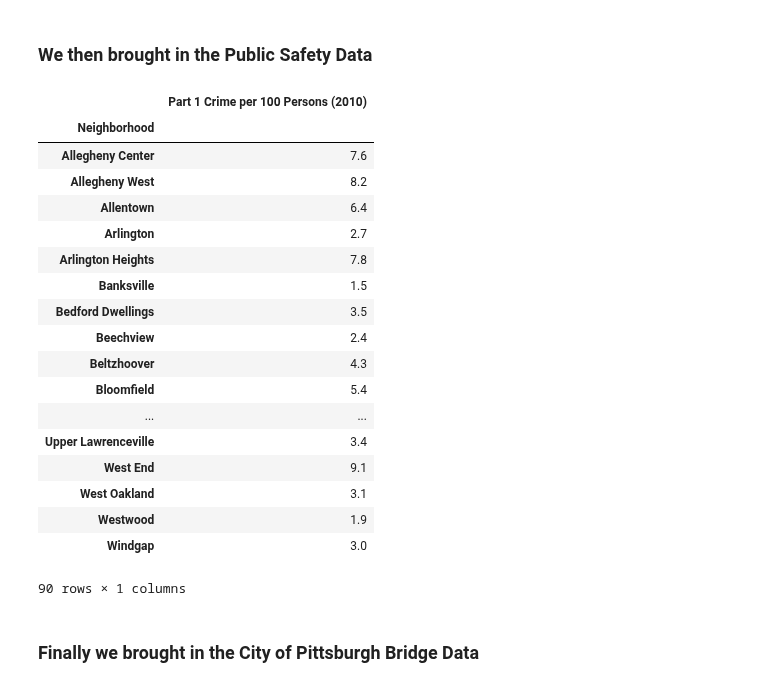
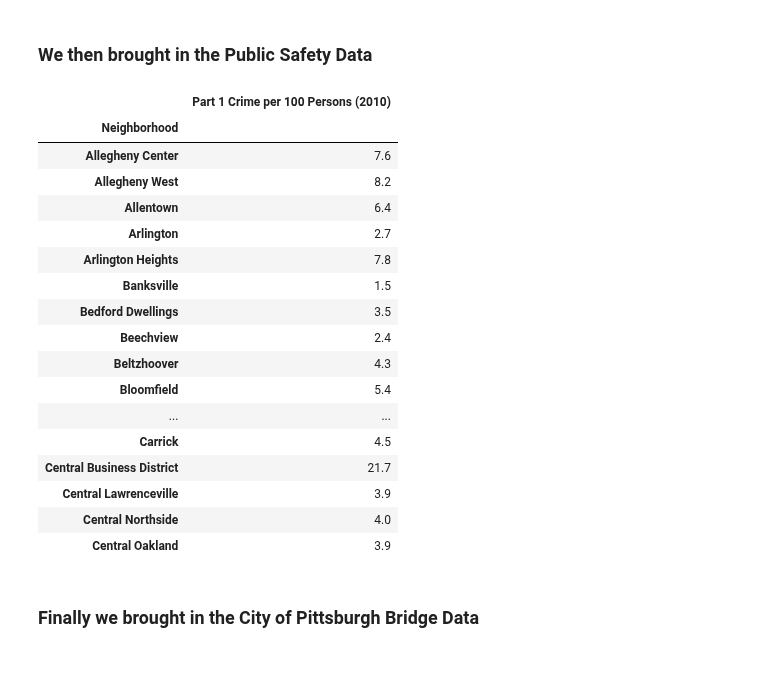
Before and after one commit to pats141/CMPINF_Final, a Jupyter notebook: Presentation.ipynb, the cells around one changed output. Drawn from its saved outputs; the diff is of its cells as text; code cells hidden in the pictures.

```diff
--- a/Presentation.ipynb
+++ b/Presentation.ipynb
@@ -43,29 +42,28 @@ crime.sort_index(axis = 0)
 # %%
 public_safety_data = pd.read_csv('public_safety_data.csv')
 safety=public_safety_data.sort_values(by = 'Part 1 Crime per 100 Persons (2010)', ascending=True)
 safety_dict = safety[['Neighborhood','Part 1 Crime per 100 Persons (2010)']]
 safety_df = pd.DataFrame(safety_dict)
-safety_df.set_index('Neighborhood').sort_index(axis = 0)
+safety_df.set_index('Neighborhood').sort_index(axis = 0).head(20)
 # %% [output]
 |  | Part 1 Crime per 100 Persons (2010) |
 | Neighborhood |  |
 | Allegheny Center | 7.6 |
 | Allegheny West | 8.2 |
 | Allentown | 6.4 |
 | Arlington | 2.7 |
 | Arlington Heights | 7.8 |
 | Banksville | 1.5 |
 | Bedford Dwellings | 3.5 |
 | Beechview | 2.4 |
 | Beltzhoover | 4.3 |
 | Bloomfield | 5.4 |
 | ... | ... |
-| Upper Lawrenceville | 3.4 |
-| West End | 9.1 |
-| West Oakland | 3.1 |
-| Westwood | 1.9 |
-| Windgap | 3.0 |
+| Carrick | 4.5 |
+| Central Business District | 21.7 |
+| Central Lawrenceville | 3.9 |
+| Central Northside | 4.0 |
+| Central Oakland | 3.9 |
-90 rows × 1 columns
 # %% [markdown]
 ### Finally we brought in the City of Pittsburgh Bridge Data
 # %% [markdown]
```
Also changed, not shown: parts of 2 cells of this notebook.
